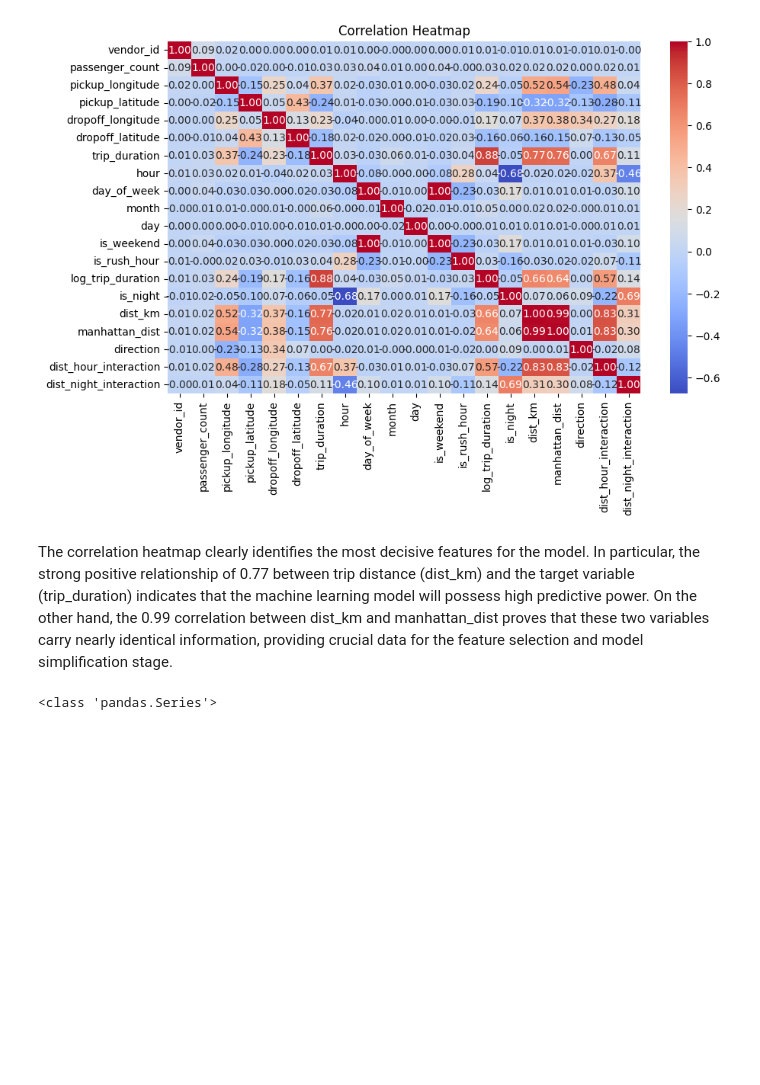
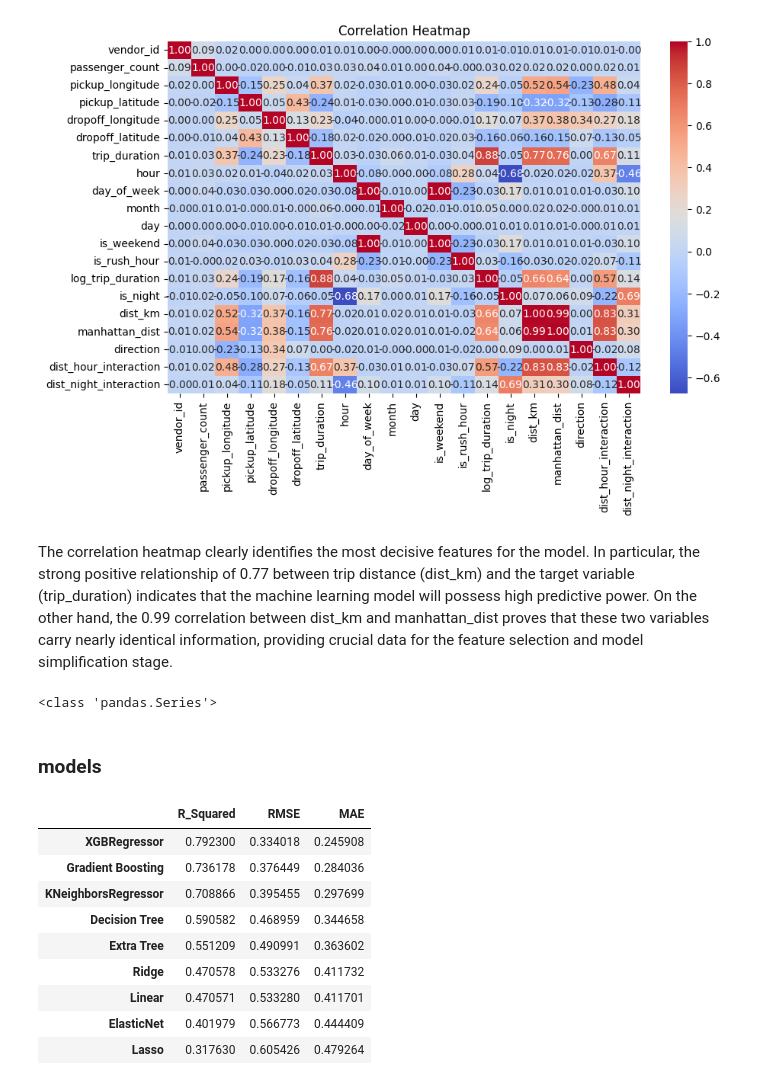
Before and after one commit to Anshu2506/nyc_docs, a Jupyter notebook: notebooks/nyc_note.ipynb, the cells around one changed output. Drawn from its saved outputs; the diff is of its cells as text; code cells hidden in the pictures; blank space fills up the shorter version.

Commit message:
updated code upto model_training

```diff
--- a/notebooks/nyc_note.ipynb
+++ b/notebooks/nyc_note.ipynb
@@ -309,3 +309,5 @@ print(type(y))
 <class 'pandas.Series'>
 # %%
 x_train,x_test,y_train,y_test=train_test_split(x,y,test_size=0.2,random_state=43)
+# %% [markdown]
+### models
@@ -311,0 +376,13 @@ x_train,x_test,y_train,y_test=train_test_split(x,y,test_size=0.2,random_state=43
+# %%
+algo_test(x,y)
+# %% [output]
+|  | R_Squared | RMSE | MAE |
+| XGBRegressor | 0.792300 | 0.334018 | 0.245908 |
+| Gradient Boosting | 0.736178 | 0.376449 | 0.284036 |
+| KNeighborsRegressor | 0.708866 | 0.395455 | 0.297699 |
+| Decision Tree | 0.590582 | 0.468959 | 0.344658 |
+| Extra Tree | 0.551209 | 0.490991 | 0.363602 |
+| Ridge | 0.470578 | 0.533276 | 0.411732 |
+| Linear | 0.470571 | 0.533280 | 0.411701 |
+| ElasticNet | 0.401979 | 0.566773 | 0.444409 |
+| Lasso | 0.317630 | 0.605426 | 0.479264 |
```
Also changed, not shown: parts of 1 cell of this notebook, 9 other files.
